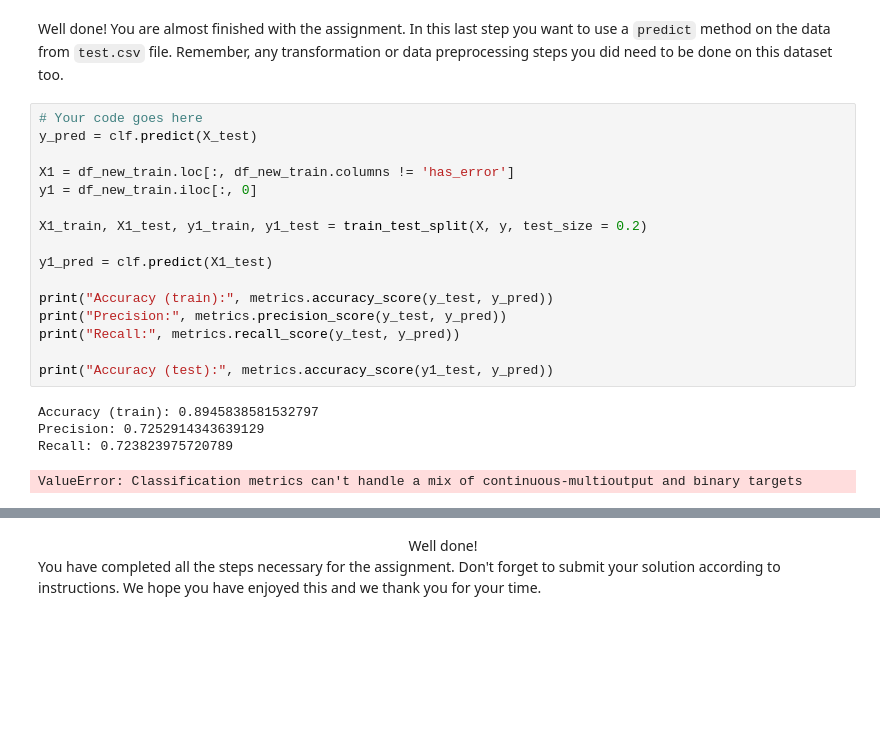
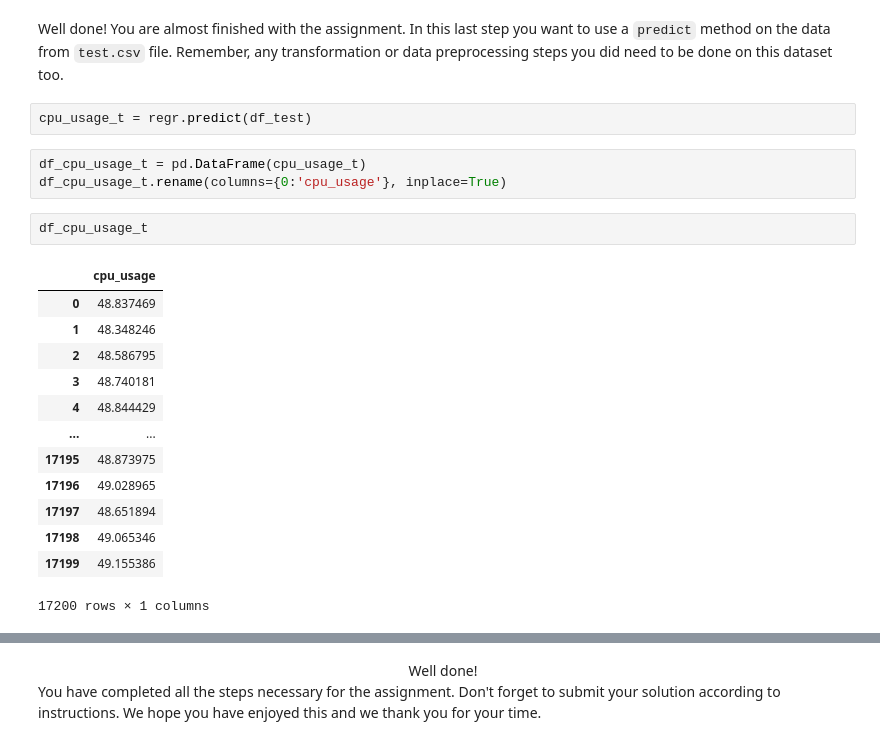
Before and after one commit to natasa-plulikova/interns_day, a Jupyter notebook: Starter_notebook.ipynb, the cells around one changed output, grey strips where cells are left out. Cells and saved outputs as stored; diff of their text form; blank space fills up the shorter version.

```diff
--- a/Starter_notebook.ipynb
+++ b/Starter_notebook.ipynb
@@ -236,24 +230,24 @@ SVC()
 ## 5. Prediction
 # %% [markdown]
 Well done! You are almost finished with the assignment. In this last step you want to use a `predict` method on the data from `test.csv` file. Remember, any transformation or data preprocessing steps you did need to be done on this dataset too.
-# %%
-# Your code goes here
-y_pred = clf.predict(X_test)
-
-X1 = df_new_train.loc[:, df_new_train.columns != 'has_error']
-y1 = df_new_train.iloc[:, 0]
-
-X1_train, X1_test, y1_train, y1_test = train_test_split(X, y, test_size = 0.2)
-
-y1_pred = clf.predict(X1_test)
-
-print("Accuracy (train):", metrics.accuracy_score(y_test, y_pred))
-print("Precision:", metrics.precision_score(y_test, y_pred))
-print("Recall:", metrics.recall_score(y_test, y_pred))
-
-print("Accuracy (test):", metrics.accuracy_score(y1_test, y_pred))
-# %% [output]
-Accuracy (train): 0.8945838581532797
-Precision: 0.7252914343639129
-Recall: 0.723823975720789
-ValueError: Classification metrics can't handle a mix of continuous-multioutput and binary targets
+# %%
+cpu_usage_t = regr.predict(df_test)
+# %%
+df_cpu_usage_t = pd.DataFrame(cpu_usage_t)
+df_cpu_usage_t.rename(columns={0:'cpu_usage'}, inplace=True)
+# %%
+df_cpu_usage_t
+# %% [output]
+|  | cpu_usage |
+| 0 | 48.837469 |
+| 1 | 48.348246 |
+| 2 | 48.586795 |
+| 3 | 48.740181 |
+| 4 | 48.844429 |
+| ... | ... |
+| 17195 | 48.873975 |
+| 17196 | 49.028965 |
+| 17197 | 48.651894 |
+| 17198 | 49.065346 |
+| 17199 | 49.155386 |
+17200 rows × 1 columns
```
Also changed, not shown: parts of 31 cells of this notebook, 1 other file.
